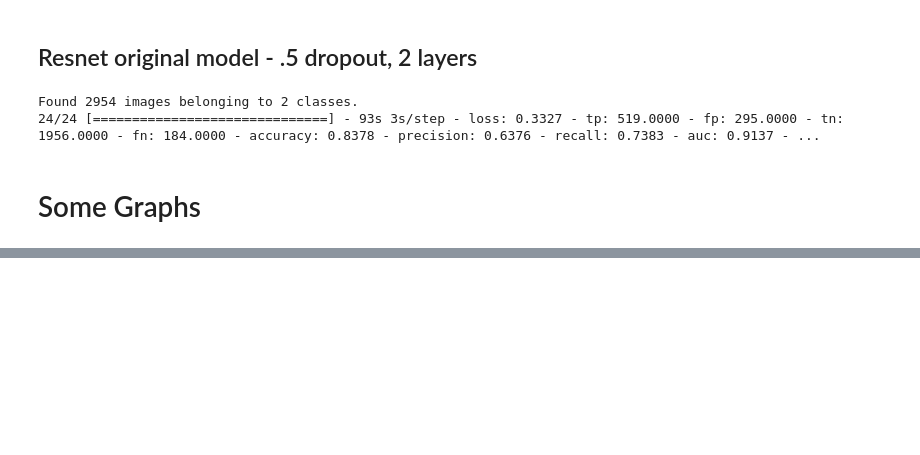
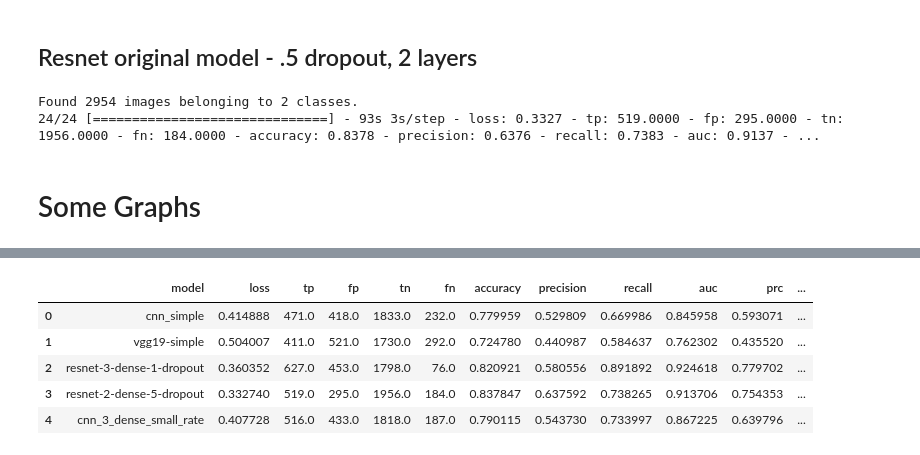
Before and after one commit to mpolyakova/right-whale-detection-deep-metis, a Jupyter notebook: 13 - Test Data.ipynb, the cells around one changed output, grey strips where cells are left out. Cells and saved outputs as stored; diff of their text form; code cells hidden in the pictures; blank space fills up the shorter version.

```diff
--- a/13 - Test Data.ipynb
+++ b/13 - Test Data.ipynb
@@ -145,0 +185,9 @@ xx.columns=['model','loss','tp','fp','tn','fn','accuracy','precision','recall','
+# %%
+xx
+# %% [output]
+|  | model | loss | tp | fp | tn | fn | accuracy | precision | recall | auc | prc | ... |
+| 0 | cnn_simple | 0.414888 | 471.0 | 418.0 | 1833.0 | 232.0 | 0.779959 | 0.529809 | 0.669986 | 0.845958 | 0.593071 | ... |
+| 1 | vgg19-simple | 0.504007 | 411.0 | 521.0 | 1730.0 | 292.0 | 0.724780 | 0.440987 | 0.584637 | 0.762302 | 0.435520 | ... |
+| 2 | resnet-3-dense-1-dropout | 0.360352 | 627.0 | 453.0 | 1798.0 | 76.0 | 0.820921 | 0.580556 | 0.891892 | 0.924618 | 0.779702 | ... |
+| 3 | resnet-2-dense-5-dropout | 0.332740 | 519.0 | 295.0 | 1956.0 | 184.0 | 0.837847 | 0.637592 | 0.738265 | 0.913706 | 0.754353 | ... |
+| 4 | cnn_3_dense_small_rate | 0.407728 | 516.0 | 433.0 | 1818.0 | 187.0 | 0.790115 | 0.543730 | 0.733997 | 0.867225 | 0.639796 | ... |
```
Also changed, not shown: parts of 11 cells of this notebook, 3 other files.
